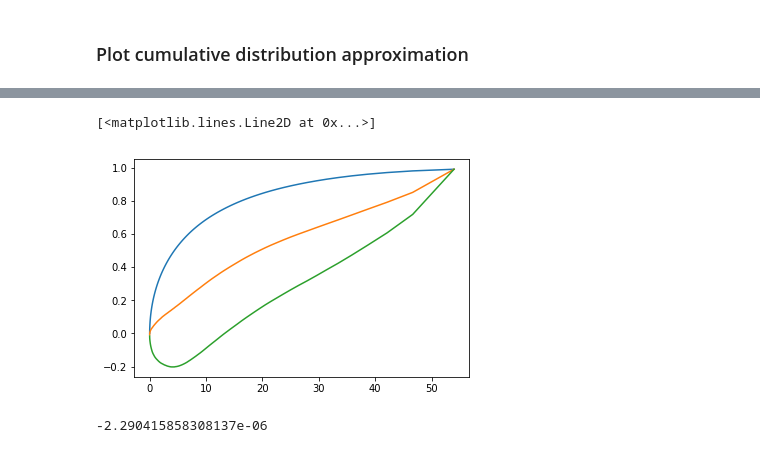
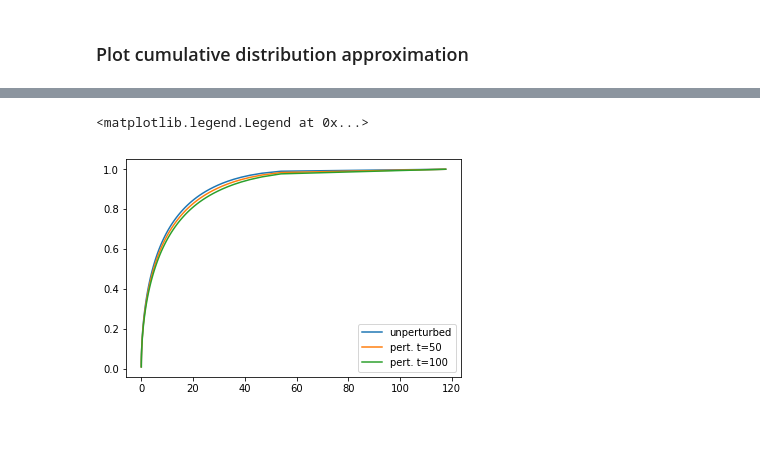
Before and after one commit to mcucchi9/exotic, a Jupyter notebook: notebooks/predictions_linear_plot.ipynb, the cells around one changed output, grey strips where cells are left out. Drawn from its saved outputs; the diff is of its cells as text; code cells hidden in the pictures.

```diff
--- a/notebooks/predictions_linear_plot.ipynb
+++ b/notebooks/predictions_linear_plot.ipynb
@@ -173 +188,18 @@ plt.savefig('/home/cucchi/phd/devel/phd/logbook/fig/pred_{}_L_{}_{}.png'.format(
+# %%
+obs_all = ['energy_bin_0.0q_{}q'.format(str(np.round(quant + 0.01, 2))) for quant in np.arange(0, 1.0, 0.01)]
+chi_normal = {}
+for obs in obs_all:
+    response_p1 = xr.open_dataarray(os.path.join(REF_RESP_PATH[0], 'response_lorenz96_rk4_{}_SF_8_1.0_0.nc'.format(obs)))
+    chi_normal[obs] = analysis.compute_susceptibility(response_p1.values.squeeze())
+resp_pred_normal = {}
+for obs in obs_all:
+    resp_pred_normal[obs] = analysis.compute_response(chi_normal[obs], forcings.LinearForcing(
+        linear_coefficient=force_linear_coefficient,
+        deactivation_time = deactivation_time
+    ))
+# %%
+resp_pred_normal_t50 = [resp_pred_normal[obs][5000] for obs in obs_all]
+y_pred_t50 = y + resp_pred_normal_t50
+resp_pred_normal_t100 = [resp_pred_normal[obs][9999] for obs in obs_all]
+y_pred_t100 = y + resp_pred_normal_t100
 # %% [markdown]
@@ -175,5 +206,0 @@ plt.savefig('/home/cucchi/phd/devel/phd/logbook/fig/pred_{}_L_{}_{}.png'.format(
-# %%
-quantiles = xr.open_dataarray(QUANTILES_PATH)
-x = quantiles.values
-y = quantiles.quantile_order
-plt.plot(x, y)
@@ -200,18 +207,8 @@ for obs in obs_all:
-# %%
-resp_pred_normal_t50 = [resp_pred_normal[obs][5000] for obs in obs_all]
-cumulative_sums_t50 = np.cumsum(resp_pred_normal_t50)
-y_pred_t50 = y + cumulative_sums_t50
-resp_pred_normal_t100 = [resp_pred_normal[obs][9999] for obs in obs_all]
-cumulative_sums_t100 = np.cumsum(resp_pred_normal_t100)
-y_pred_t100 = y + cumulative_sums_t100
 # %%
-plt.plot(x, y)
-plt.plot(x, y_pred_t50)
-plt.plot(x, y_pred_t100)
+plt.plot(x, y, label='unperturbed')
+plt.plot(x, y_pred_t50, label='pert. t=50')
+plt.plot(x, y_pred_t100, label='pert. t=100')
+plt.legend()
 # %% [output]
-[<matplotlib.lines.Line2D at 0x...>]
+<matplotlib.legend.Legend at 0x...>
-[figure, old version]
+[figure, new version]
-# %%
-sum(resp_pred_normal_t100)
-# %% [output]
--2.290415858308137e-06
```
Also changed, not shown: parts of 14 cells of this notebook.
